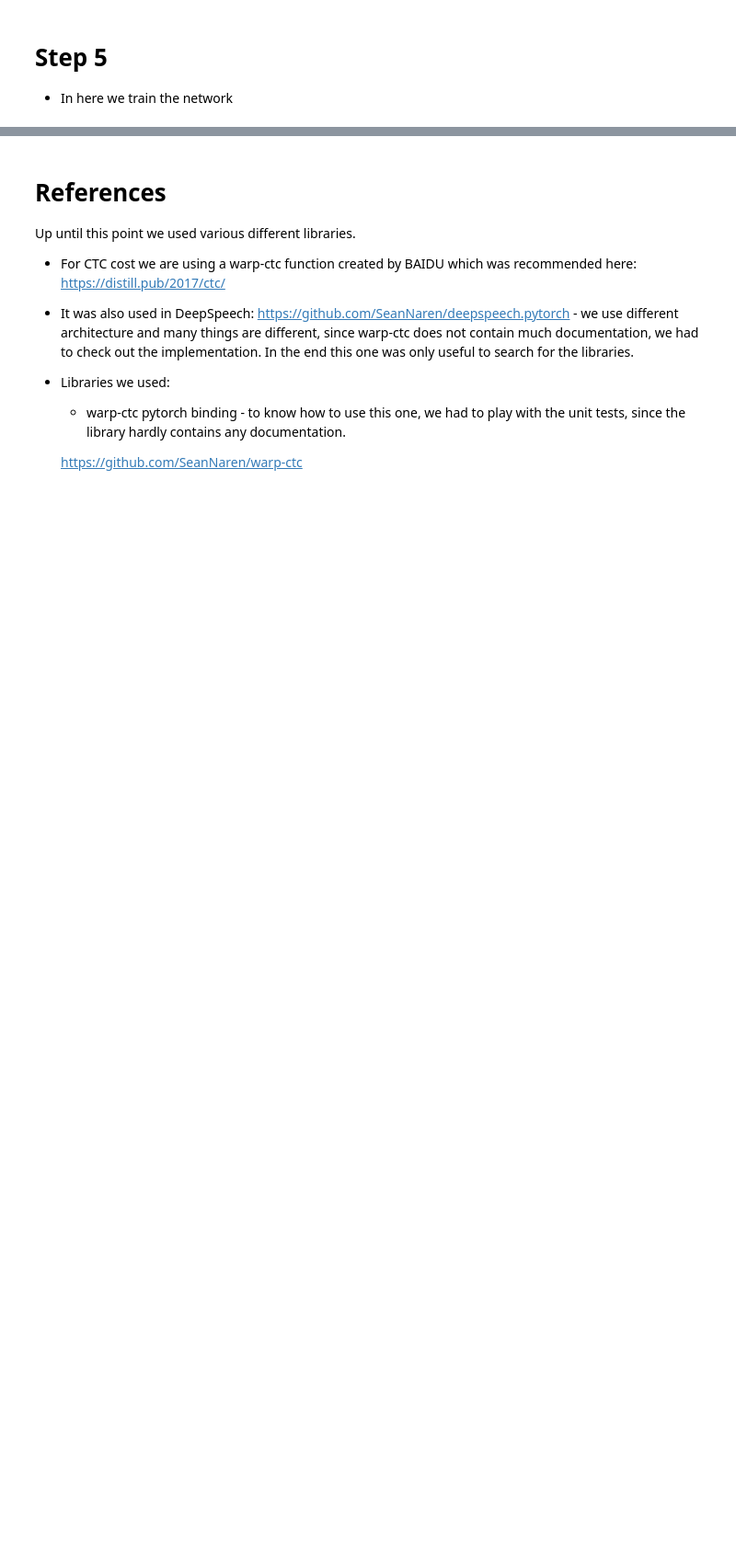
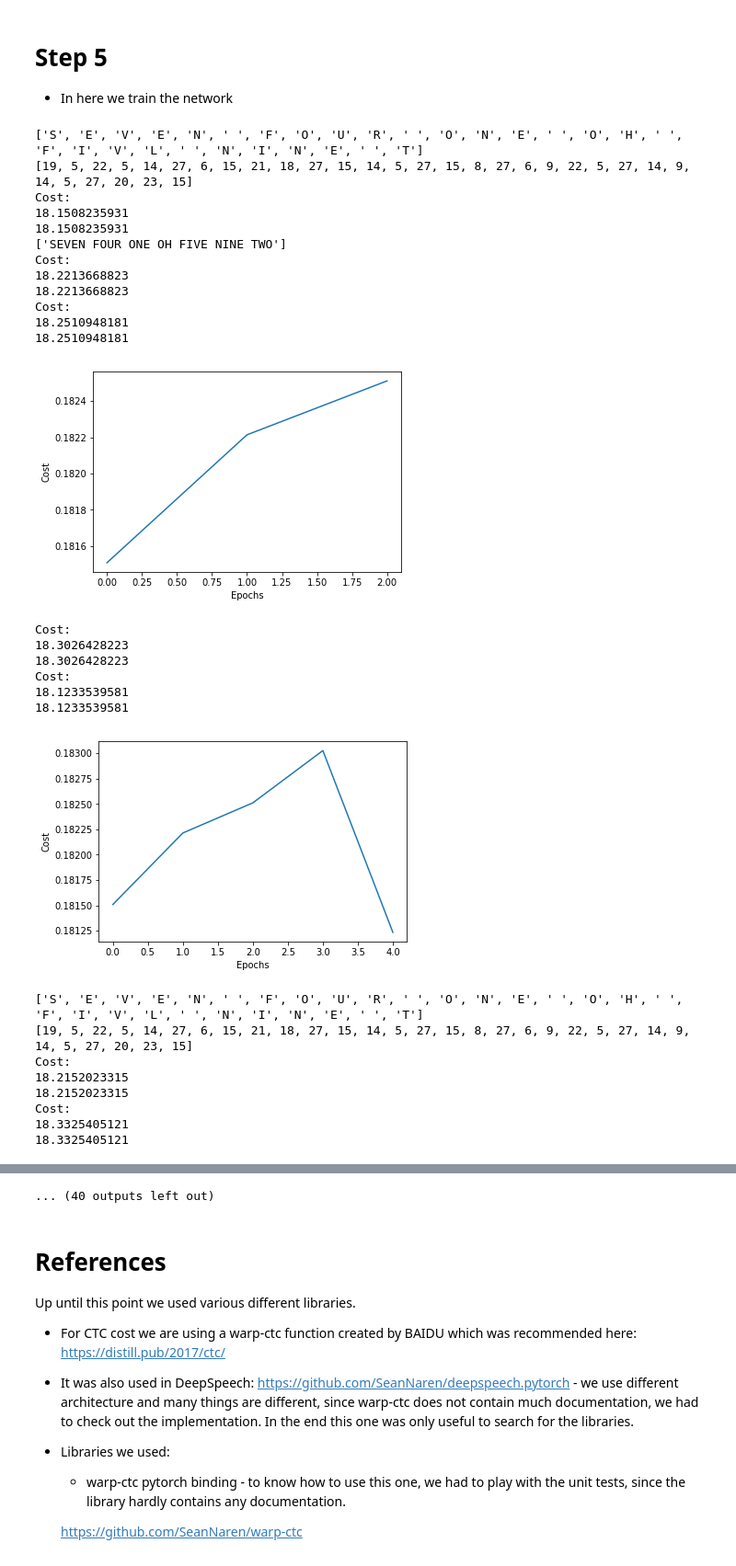
Before and after one commit to Davide01/automatic-speech-recognition, a Jupyter notebook: Sound-preprocessing_1.ipynb, the cells around one changed output, grey strips where cells are left out. Shown at 92% size. Saved outputs shown, nothing was run; the diff lists cells and outputs as text; code cells hidden in the pictures; blank space fills up the shorter version.

```diff
--- a/Sound-preprocessing_1.ipynb
+++ b/Sound-preprocessing_1.ipynb
@@ -162,6 +163,24 @@ def display_cost(costs, num_epochs):
     plt.ylabel("Cost")
     plt.plot(x, costs)
     plt.show()
+
+def greedy_decoder(outputs, all_labels):
+    """
+    """
+
+    string=[]
+    maximals, indices = outputs.max(1)
+    for i in indices:
+        string.append(all_labels[i])
+    itertools.groupby(string)
+    string=[k for k, g in itertools.groupby(string)]
+    output =[]
+    for s in string:
+        if s != "-":
+            output.append(s)
+
+    print(output)
+    return output
 # %% [markdown]
 # Step 1
 * we open the samples and labels
@@ -356,7 +451,7 @@ Net(
 )
 # %%
 criterion = CTCLoss()
-optimizer = optim.Adam(net.parameters(), lr=0.001)
+optimizer = optim.Adam(net.parameters(), lr=0.0005)
 # %% [markdown]
 # Step 4
 
@@ -364,10 +459,10 @@ optimizer = optim.Adam(net.parameters(), lr=0.001)
 * number of samples used for training
 * number of epochs for the training
 # %%
-i = 0
-num_epochs = 500
-num_samples = 5
+num_epochs = 100
+num_samples = 100
 all_labels= [
+    "-",
     "A",
     "B",
     "C",
@@ -395,7 +490,6 @@ all_labels= [
     "Y",
     "Z",
     " ",
-    "-"
 ]
 print(all_labels)
 # %% [output]
@@ -421,17 +515,23 @@ while i < num_epochs:
 
         #output from the NN
         out = net(Variable(torch.from_numpy(sample_1).float()))
+        maximal, indices = out[0].max(1)
+
+
 
         #changes string to numbers - classes are 28 and class 0 - 25 should be A-Z, 26 is space and 27 blank
         string = ''.join(labels[j])
         ground_truth_string_int = []
         for character in string:
             if(character == " "):
-                number = 26
+                number = 27
             else:
-                number = ord(character) - 65
+                number = ord(character) - 64
             ground_truth_string_int.append(number)
 
+        if(j%20 == 0 and i%5 == 0):
+            greedy_decoder(out[0], all_labels)
+            print(ground_truth_string_int)
         #construct ground truth tensor
         ground_truth = torch.IntTensor(ground_truth_string_int)
 
@@ -456,7 +556,7 @@ while i < num_epochs:
 
 
         #we try to display our current cost
-        if (i%30==0):
+        if (i%1==0):
             print("Cost: ")
             print(cost.item())
             beam_decoder = CTCBeamDecoder(all_labels, blank_id=27)
@@ -466,14 +566,16 @@ while i < num_epochs:
                 #print(output_string) #uncomment this line to display the 'result'
         j = j + 1
         avg_cost = avg_cost + cost.item()
+        print(avg_cost)
     avg_cost = avg_cost / num_samples
     costs.append(avg_cost)
 
 
     #plots the average cost
-    if(i%10 == 0 and i > 0):
+    if(i%2 == 0 and i > 0):
         display_cost(costs, i)
 
+    net.eval()
     #evaluation not really implemented yet.
     if(i%150 == 0):
         net.eval()
@@ -481,30 +583,59 @@ while i < num_epochs:
             sample = numpy.empty([1,1, 641, 40])
             sample[0][0] = Ms[0][0].T
             sample_1 = sample[0].reshape(641, 1, 40)
 
 
 
             out = net(Variable(torch.from_numpy(sample_1).float()))
 
             string = ''.join(labels[0])
             output = []
             for character in string:
                 if(character == " "):
                     number = 26
                 else:
                     number = ord(character) - 65
                 output.append(number)
 
             labels_crit = torch.IntTensor(output)
 
             label_sizes = torch.IntTensor([len(labels_crit)])
             beam_decoder = CTCBeamDecoder(all_labels, blank_id=27)
             beam_res, beam_scores, timesteps, sequence_lens = beam_decoder.decode(probs=out, seq_lens=label_sizes)
 
 
             for j, beam in enumerate(beam_res[0]):
                 output_string = ''.join([all_labels[x] for x in beam[0:sequence_lens[0][j]]])
                 #print(output_string)
             #print(output_string)
             print(labels[0])
     i = i + 1
+# %% [output]
+['S', 'E', 'V', 'E', 'N', ' ', 'F', 'O', 'U', 'R', ' ', 'O', 'N', 'E', ' ', 'O', 'H', ' ', 'F', 'I', 'V', 'L', ' ', 'N', 'I', 'N', 'E', ' ', 'T']
+[19, 5, 22, 5, 14, 27, 6, 15, 21, 18, 27, 15, 14, 5, 27, 15, 8, 27, 6, 9, 22, 5, 27, 14, 9, 14, 5, 27, 20, 23, 15]
+Cost:
+18.1508235931
+18.1508235931
+['SEVEN FOUR ONE OH FIVE NINE TWO']
+Cost:
+18.2213668823
+18.2213668823
+Cost:
+18.2510948181
+18.2510948181
+[figure, added]
+Cost:
+18.3026428223
+18.3026428223
+Cost:
+18.1233539581
+18.1233539581
+[figure, added]
+['S', 'E', 'V', 'E', 'N', ' ', 'F', 'O', 'U', 'R', ' ', 'O', 'N', 'E', ' ', 'O', 'H', ' ', 'F', 'I', 'V', 'L', ' ', 'N', 'I', 'N', 'E', ' ', 'T']
+[19, 5, 22, 5, 14, 27, 6, 15, 21, 18, 27, 15, 14, 5, 27, 15, 8, 27, 6, 9, 22, 5, 27, 14, 9, 14, 5, 27, 20, 23, 15]
+Cost:
+18.2152023315
+18.2152023315
+Cost:
+18.3325405121
+18.3325405121
@@ -511,3 +666,4 @@ while i < num_epochs:
+... (40 outputs left out)
 # %% [markdown]
 # References
 
```
Also changed, not shown: parts of 4 cells of this notebook, 3 other files.
